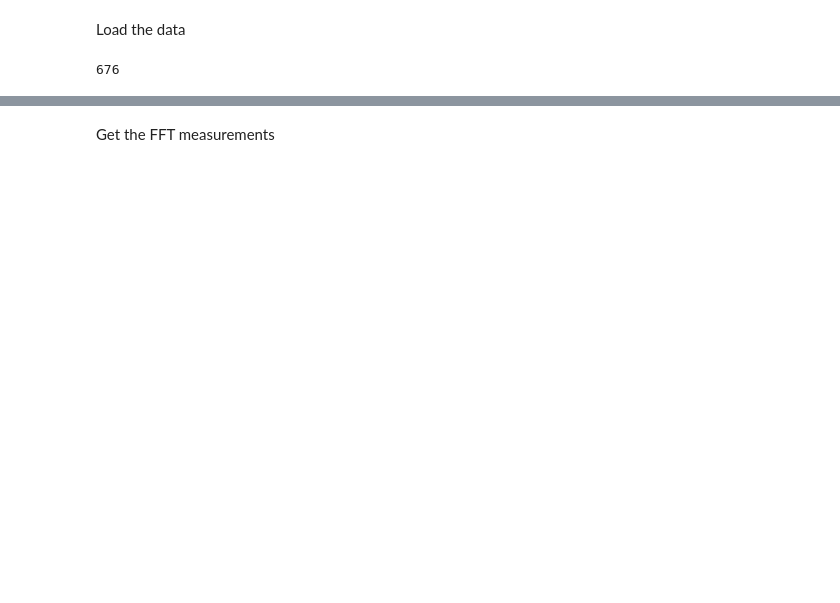
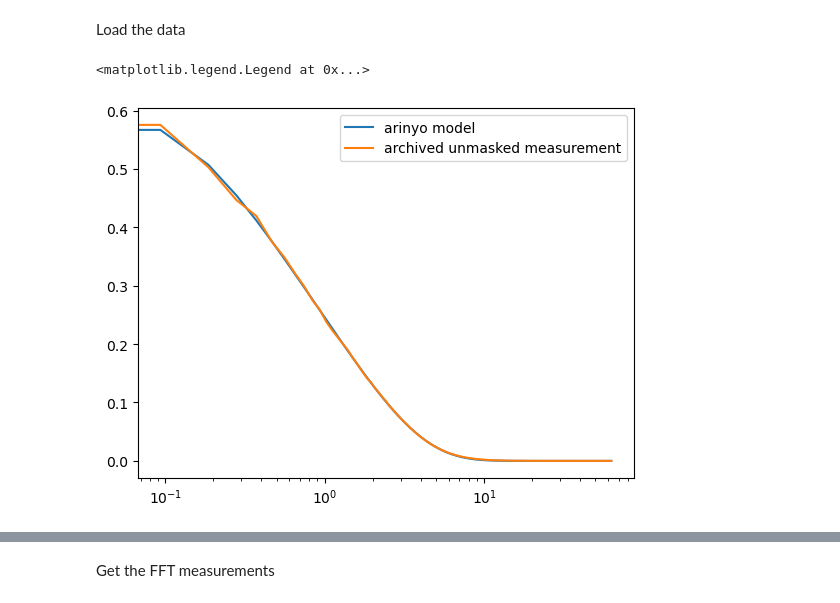
Before and after one commit to marlena6/px-optimal-estimator, a Jupyter notebook: paper/p1d_mask_hydrosim.ipynb, the cells around one changed output, grey strips where cells are left out. Saved outputs shown, nothing was run; the diff lists cells and outputs as text; code cells hidden in the pictures; blank space fills up the shorter version.

```diff
--- a/paper/p1d_mask_hydrosim.ipynb
+++ b/paper/p1d_mask_hydrosim.ipynb
@@ -58,7 +59,19 @@ sim = Archive3D.get_testing_data('mpg_central', force_recompute_plin=False)
 sim_z = [d for d in sim if d["z"] == 3][0]
 # %%
 p1d_unmasked = sim_z['p1d_Mpc']
+kpar_archived = sim_z['k_Mpc']
-# %%
-len(sim_z['k_Mpc'])
-# %% [output]
-676
+# %%
+# get the Arinyo model for this
+cosmo = camb_cosmo.get_cosmology_from_dictionary(sim[0]["cosmo_params"])
+camb_results = camb_cosmo.get_camb_results(cosmo, zs=[sim_z['z']], camb_kmax_Mpc=1000) # set default cosmo
+arinyo = ArinyoModel(cosmo=cosmo, camb_results=camb_results, zs=[sim_z['z']], camb_kmax_Mpc=1000) # set model
+arinyo_bestfit = sim_z['Arinyo_min'] # best-fitting Arinyo params
+bestfit_model_p1d = arinyo.P1D_Mpc(k_par=kpar_archived, z=sim_z['z'], parameters=arinyo_bestfit)
+# %%
+plt.plot(kpar_archived, bestfit_model_p1d, label='arinyo model')
+plt.plot(kpar_archived, p1d_unmasked, label='archived unmasked measurement')
+plt.xscale('log')
+plt.legend()
+# %% [output]
+<matplotlib.legend.Legend at 0x...>
+[figure, added]
```
Also changed, not shown: parts of 29 cells of this notebook, 3 other files.
